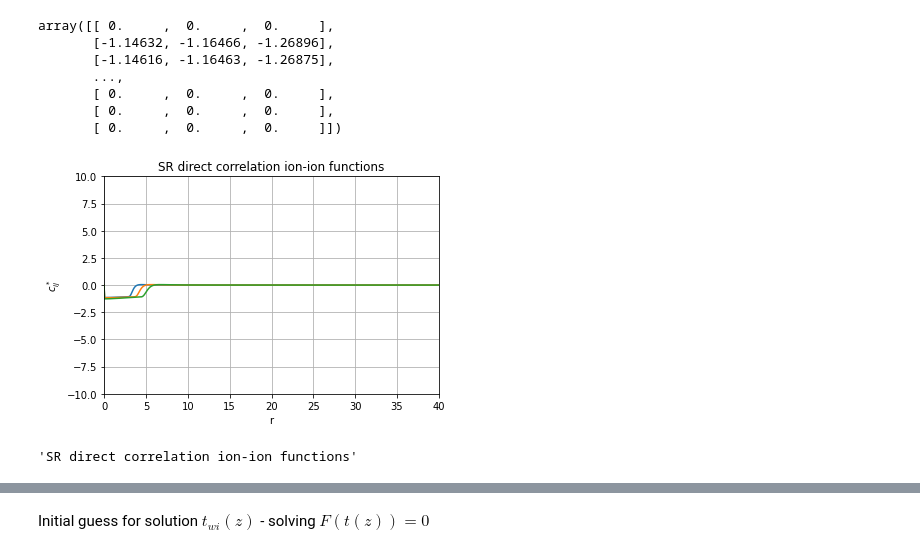
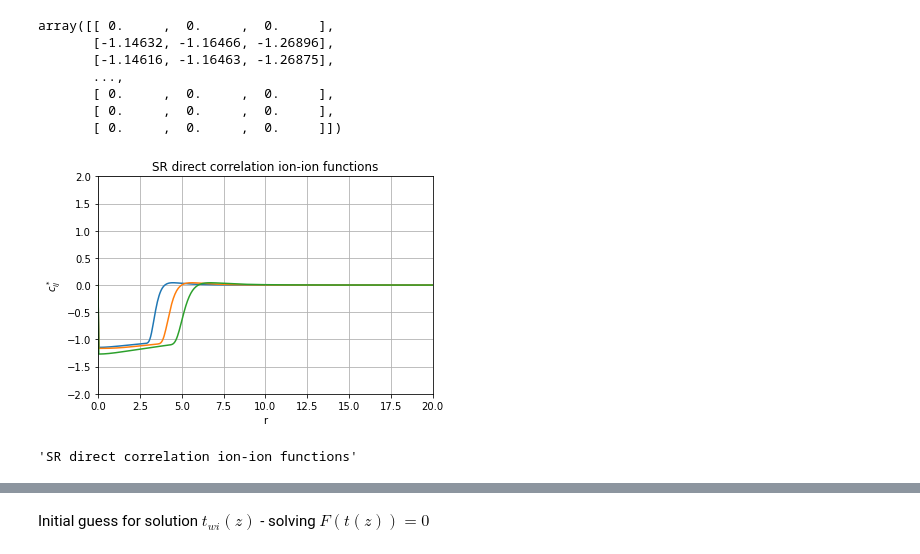
Before and after one commit to Mjboothaus/PhD-Thesis, a Jupyter notebook: notebooks/singlet_kcl.ipynb, the cells around one changed output, grey strips where cells are left out. Cells and saved outputs as stored; diff of their text form; code cells hidden in the pictures.

```diff
--- a/notebooks/singlet_kcl.ipynb
+++ b/notebooks/singlet_kcl.ipynb
@@ -248,9 +250,9 @@ array([[ 0.     ,  0.     ,  0.     ],
        [ 0.     ,  0.     ,  0.     ],
        [ 0.     ,  0.     ,  0.     ]])
 # %%
-make_simple_plot(r, c_short, "r", "$c_{ij}^*$", "SR direct correlation ion-ion functions", xliml=[0, 40], yliml=[-10, 10])
+make_simple_plot(r, c_short, "r", "$c_{ij}^*$", "SR direct correlation ion-ion functions", xliml=[0, 20], yliml=[-2, 2])
 # %% [output]
-[figure, old version]
+[figure, new version]
 'SR direct correlation ion-ion functions'
 # %%
 def int_z_infty_dr_r_c_short(c_short, z):
```
Also changed, not shown: parts of 5 cells of this notebook.
